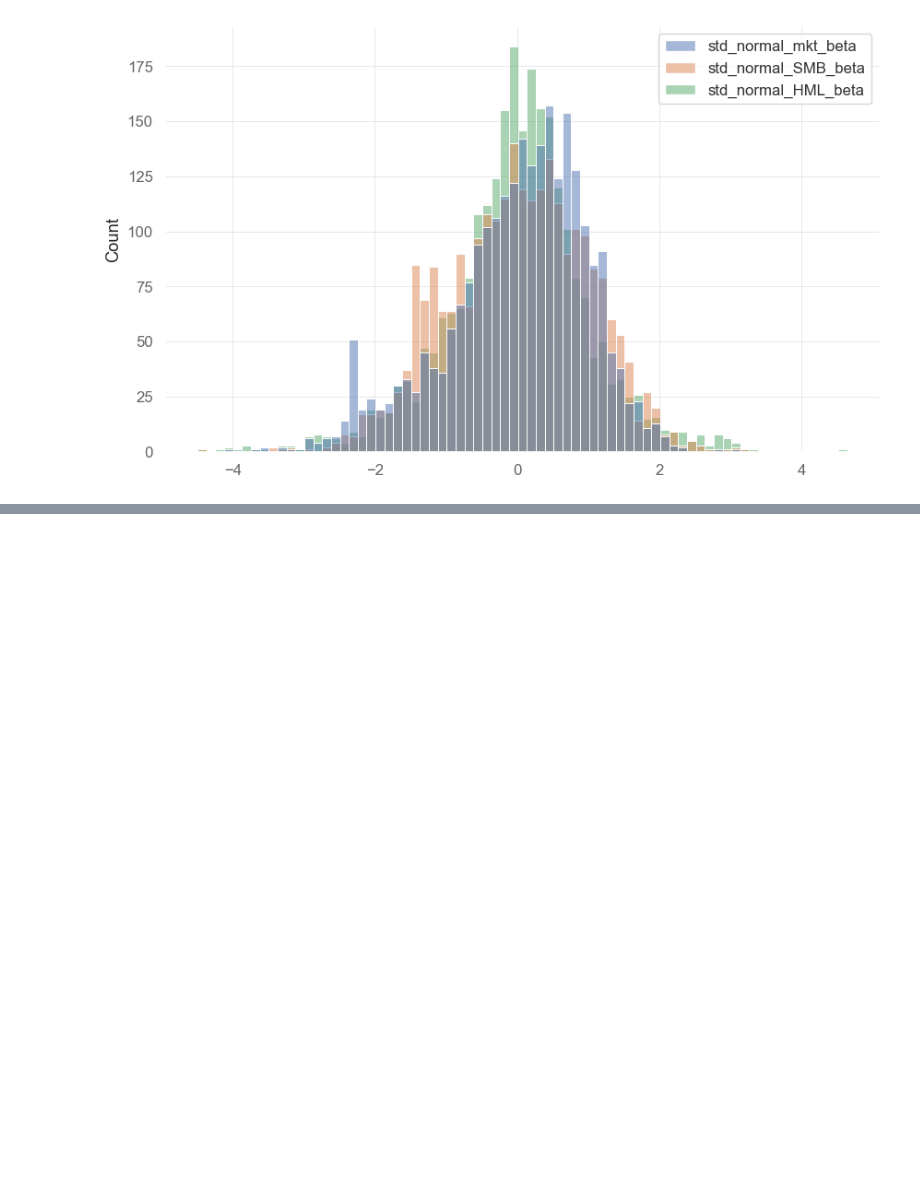
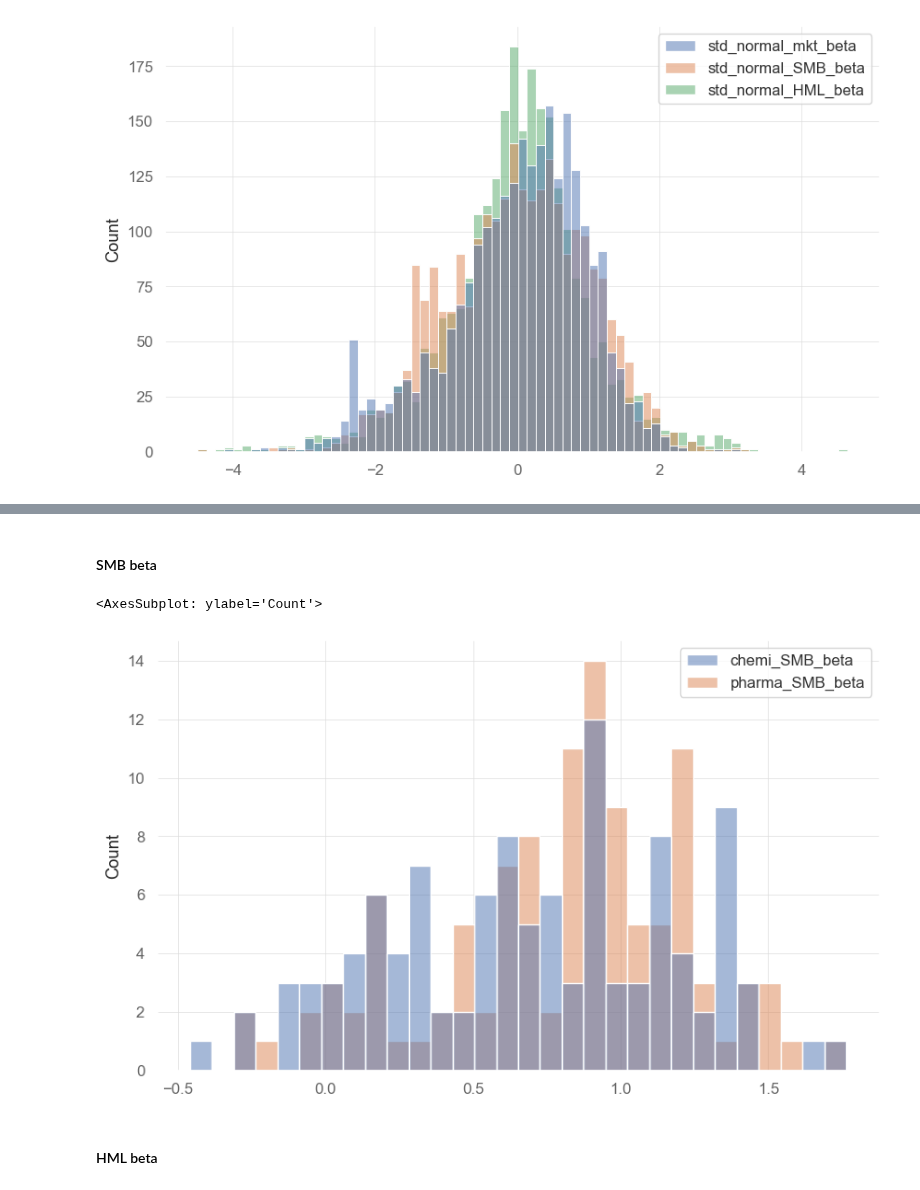
Before and after one commit to jaepil-choi/korquanttools, a Jupyter notebook: notebooks/factor_research.ipynb, the cells around one changed output, grey strips where cells are left out. Drawn from its saved outputs; the diff is of its cells as text; code cells hidden in the pictures; blank space fills up the shorter version.

```diff
--- a/notebooks/factor_research.ipynb
+++ b/notebooks/factor_research.ipynb
@@ -1195,0 +1247,20 @@ sns.histplot(data=std_normal_betas)
+# %% [markdown]
+#### SMB beta
+# %%
+compare_SMB_betas = pd.DataFrame(
+    data=list(zip(
+        SMB_betas[chemi_bool_list],
+        SMB_betas[pharma_bool_list],
+    )),
+    columns=[
+        'chemi_SMB_beta',
+        'pharma_SMB_beta',
+    ]
+)
+# %%
+sns.histplot(compare_SMB_betas, bins=30)
+# %% [output]
+<AxesSubplot: ylabel='Count'>
+[figure, added]
+# %% [markdown]
+#### HML beta
```
Also changed, not shown: parts of 15 cells of this notebook.
